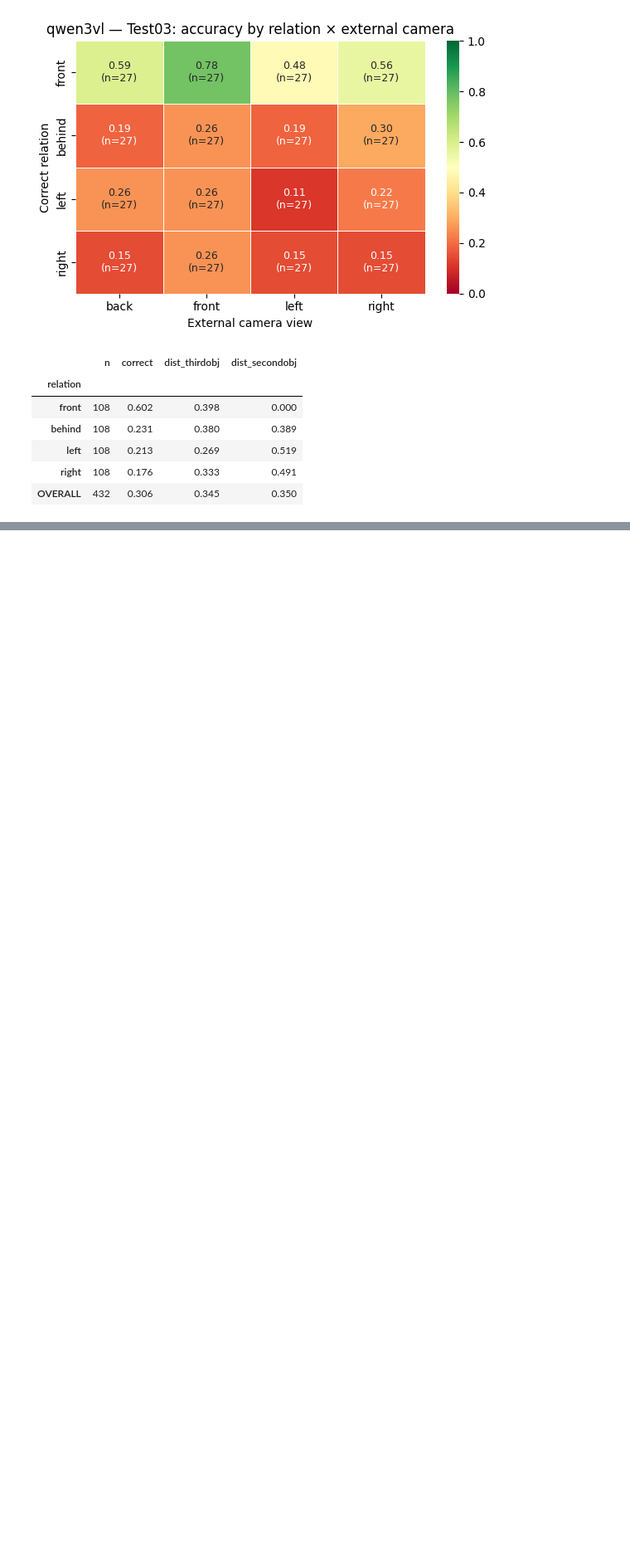
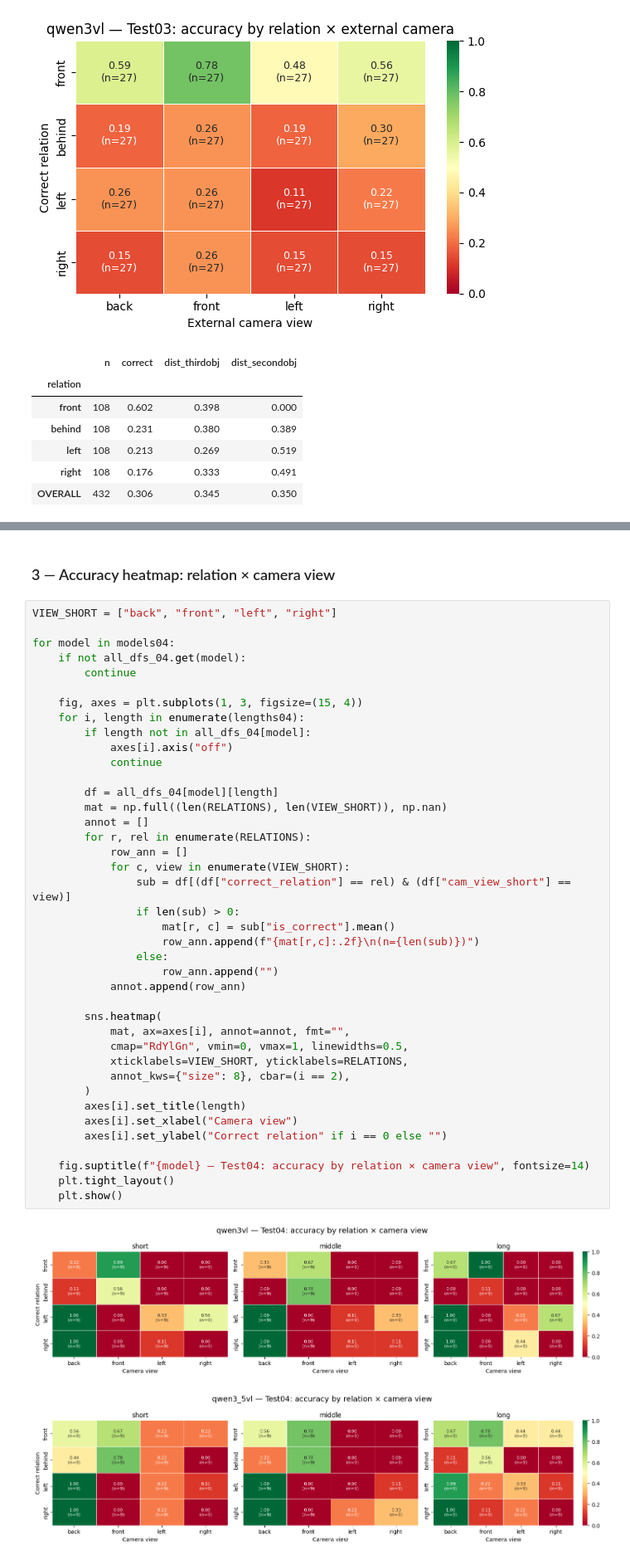
Before and after one commit to zhiying318/Parcours_recherche_server_sync, a Jupyter notebook: comfort_eval_tests/eval_analyse.ipynb, the cells around one changed output, grey strips where cells are left out. Shown at 83% size. Cells and saved outputs as stored; diff of their text form; blank space fills up the shorter version.

```diff
--- a/comfort_eval_tests/eval_analyse.ipynb
+++ b/comfort_eval_tests/eval_analyse.ipynb
@@ -584,0 +801,45 @@ for model, df in all_dfs_03.items():
+# %% [markdown]
+### 3 — Accuracy heatmap: relation × camera view
+# %%
+VIEW_SHORT = ["back", "front", "left", "right"]
+
+for model in models04:
+    if not all_dfs_04.get(model):
+        continue
+
+    fig, axes = plt.subplots(1, 3, figsize=(15, 4))
+    for i, length in enumerate(lengths04):
+        if length not in all_dfs_04[model]:
+            axes[i].axis("off")
+            continue
+
+        df = all_dfs_04[model][length]
+        mat = np.full((len(RELATIONS), len(VIEW_SHORT)), np.nan)
+        annot = []
+        for r, rel in enumerate(RELATIONS):
+            row_ann = []
+            for c, view in enumerate(VIEW_SHORT):
+                sub = df[(df["correct_relation"] == rel) & (df["cam_view_short"] == view)]
+                if len(sub) > 0:
+                    mat[r, c] = sub["is_correct"].mean()
+                    row_ann.append(f"{mat[r,c]:.2f}\n(n={len(sub)})")
+                else:
+                    row_ann.append("")
+            annot.append(row_ann)
+
+        sns.heatmap(
+            mat, ax=axes[i], annot=annot, fmt="",
+            cmap="RdYlGn", vmin=0, vmax=1, linewidths=0.5,
+            xticklabels=VIEW_SHORT, yticklabels=RELATIONS,
+            annot_kws={"size": 8}, cbar=(i == 2),
+        )
+        axes[i].set_title(length)
+        axes[i].set_xlabel("Camera view")
+        axes[i].set_ylabel("Correct relation" if i == 0 else "")
+
+    fig.suptitle(f"{model} — Test04: accuracy by relation × camera view", fontsize=14)
+    plt.tight_layout()
+    plt.show()
+# %% [output]
+[figure, added]
+[figure, added]
```
Also changed, not shown: parts of 14 cells of this notebook, 37 other files.
